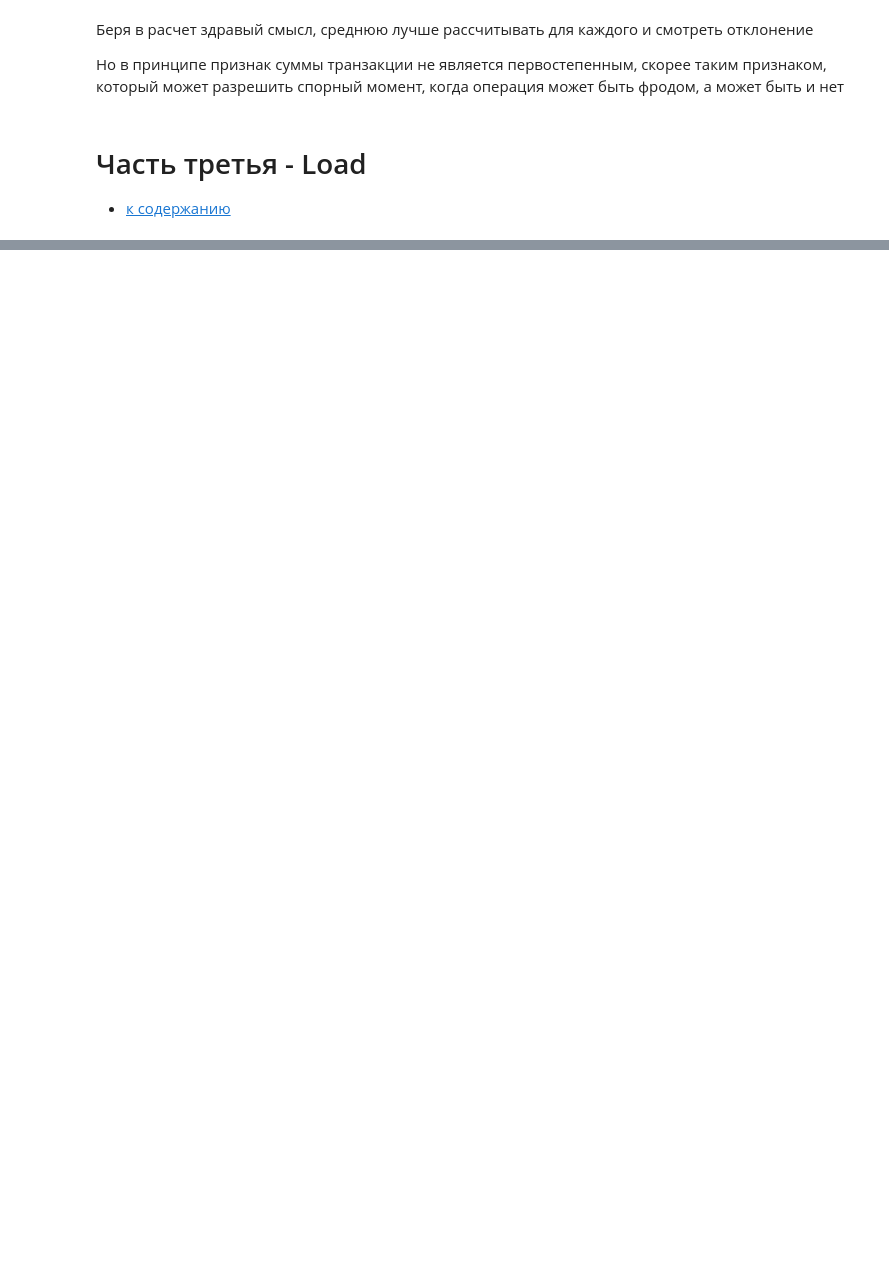
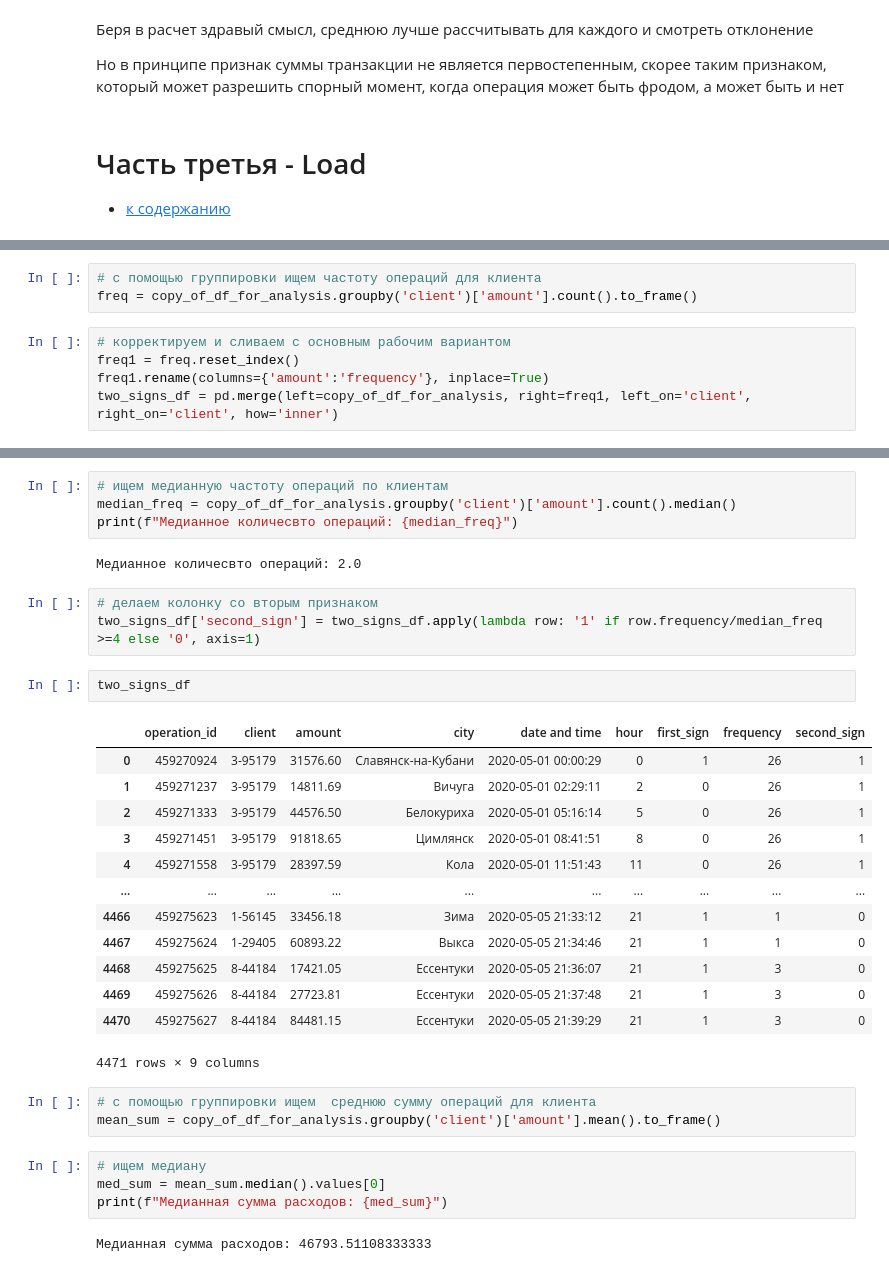
Before and after one commit to sersldmir/all_comp_repo, a Jupyter notebook: sber_cup.ipynb, the cells around one changed output, grey strips where cells are left out. Drawn from its saved outputs; the diff is of its cells as text; blank space fills up the shorter version.

```diff
--- a/sber_cup.ipynb
+++ b/sber_cup.ipynb
@@ -301,0 +370,8 @@ plt.axhline(y=median, color='red', linestyle='--')
+# %%
+# с помощью группировки ищем частоту операций для клиента
+freq = copy_of_df_for_analysis.groupby('client')['amount'].count().to_frame()
+# %%
+# корректируем и сливаем с основным рабочим вариантом
+freq1 = freq.reset_index()
+freq1.rename(columns={'amount':'frequency'}, inplace=True)
+two_signs_df = pd.merge(left=copy_of_df_for_analysis, right=freq1, left_on='client', right_on='client', how='inner')
@@ -301,0 +394,34 @@ plt.axhline(y=median, color='red', linestyle='--')
+# %%
+# ищем медианную частоту операций по клиентам
+median_freq = copy_of_df_for_analysis.groupby('client')['amount'].count().median()
+print(f"Медианное количесвто операций: {median_freq}")
+# %% [output]
+Медианное количесвто операций: 2.0
+# %%
+# делаем колонку со вторым признаком
+two_signs_df['second_sign'] = two_signs_df.apply(lambda row: '1' if row.frequency/median_freq >=4 else '0', axis=1)
+# %%
+two_signs_df
+# %% [output]
+|  | operation_id | client | amount | city | date and time | hour | first_sign | frequency | second_sign |
+| 0 | 459270924 | 3-95179 | 31576.60 | Славянск-на-Кубани | 2020-05-01 00:00:29 | 0 | 1 | 26 | 1 |
+| 1 | 459271237 | 3-95179 | 14811.69 | Вичуга | 2020-05-01 02:29:11 | 2 | 0 | 26 | 1 |
+| 2 | 459271333 | 3-95179 | 44576.50 | Белокуриха | 2020-05-01 05:16:14 | 5 | 0 | 26 | 1 |
+| 3 | 459271451 | 3-95179 | 91818.65 | Цимлянск | 2020-05-01 08:41:51 | 8 | 0 | 26 | 1 |
+| 4 | 459271558 | 3-95179 | 28397.59 | Кола | 2020-05-01 11:51:43 | 11 | 0 | 26 | 1 |
+| ... | ... | ... | ... | ... | ... | ... | ... | ... | ... |
+| 4466 | 459275623 | 1-56145 | 33456.18 | Зима | 2020-05-05 21:33:12 | 21 | 1 | 1 | 0 |
+| 4467 | 459275624 | 1-29405 | 60893.22 | Выкса | 2020-05-05 21:34:46 | 21 | 1 | 1 | 0 |
+| 4468 | 459275625 | 8-44184 | 17421.05 | Ессентуки | 2020-05-05 21:36:07 | 21 | 1 | 3 | 0 |
+| 4469 | 459275626 | 8-44184 | 27723.81 | Ессентуки | 2020-05-05 21:37:48 | 21 | 1 | 3 | 0 |
+| 4470 | 459275627 | 8-44184 | 84481.15 | Ессентуки | 2020-05-05 21:39:29 | 21 | 1 | 3 | 0 |
+4471 rows × 9 columns
+# %%
+# с помощью группировки ищем  среднюю сумму операций для клиента
+mean_sum = copy_of_df_for_analysis.groupby('client')['amount'].mean().to_frame()
+# %%
+# ищем медиану
+med_sum = mean_sum.median().values[0]
+print(f"Медианная сумма расходов: {med_sum}")
+# %% [output]
+Медианная сумма расходов: 46793.51108333333
```
Also changed, not shown: parts of 29 cells of this notebook.
